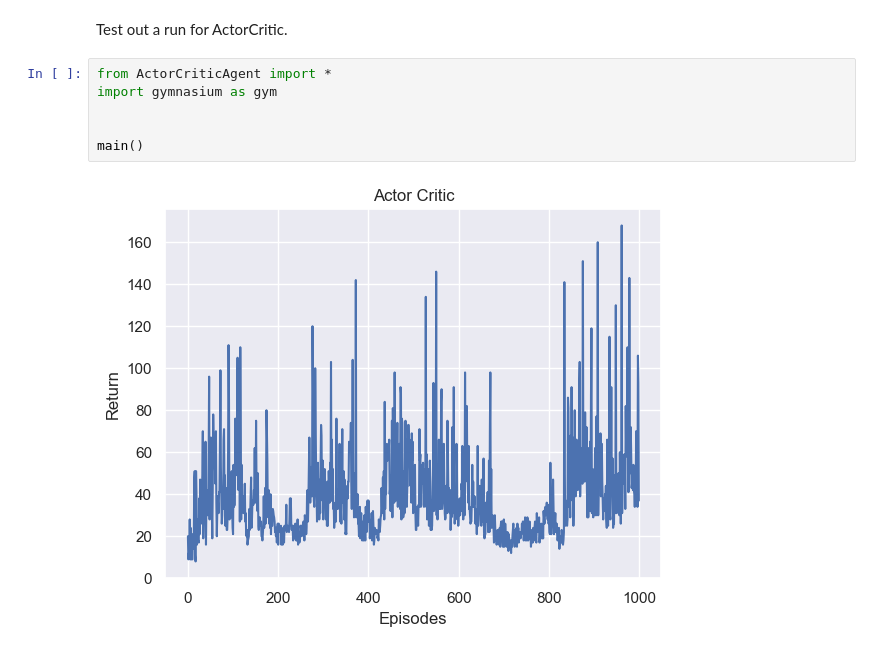
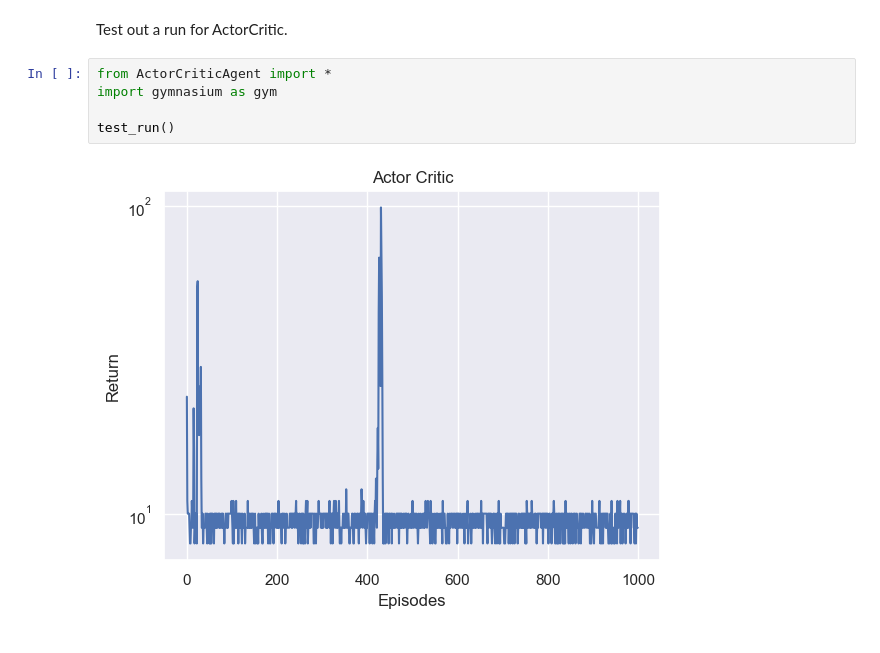
Before and after one commit to Ling01234/SARSA-Function-Approximation, a Jupyter notebook: assignment2_rl.ipynb, the cells around one changed output. Cells and saved outputs as stored; diff of their text form.

Commit message:
test run works!

```diff
--- a/assignment2_rl.ipynb
+++ b/assignment2_rl.ipynb
@@ -168,8 +168,7 @@ Test out a run for ActorCritic.
 # %%
 from ActorCriticAgent import *
 import gymnasium as gym
 
-
-main()
+test_run()
 # %% [output]
-[figure, old version]
+[figure, new version]
```
Also changed, not shown: 1 other file.
